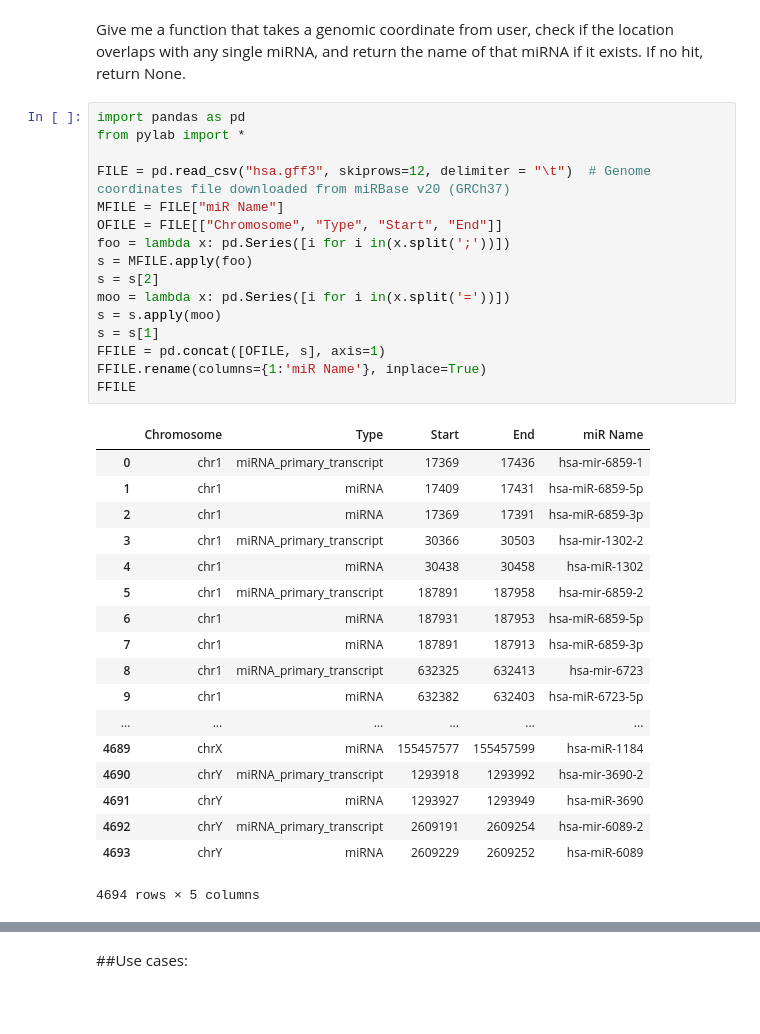
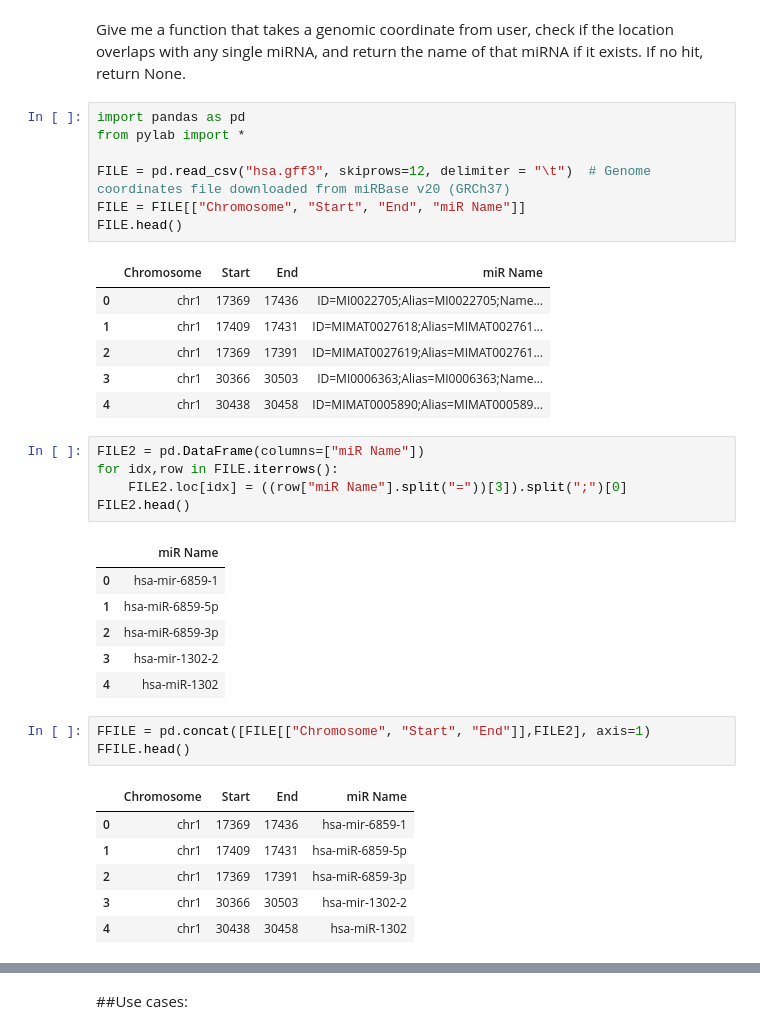
Before and after one commit to choyichen/tcga-mir-rewire, a Jupyter notebook: hw6/hw6.ipynb, the cells around one changed output, grey strips where cells are left out. Drawn from its saved outputs; the diff is of its cells as text; blank space fills up the shorter version.

```diff
--- a/hw6/hw6.ipynb
+++ b/hw6/hw6.ipynb
@@ -5,38 +5,39 @@ Give me a function that takes a genomic coordinate from user, check if the locat
 # %%
 import pandas as pd
 from pylab import *
 
 FILE = pd.read_csv("hsa.gff3", skiprows=12, delimiter = "\t")  # Genome coordinates file downloaded from miRBase v20 (GRCh37)
-MFILE = FILE["miR Name"]
-OFILE = FILE[["Chromosome", "Type", "Start", "End"]]
-foo = lambda x: pd.Series([i for i in(x.split(';'))])
-s = MFILE.apply(foo)
-s = s[2]
-moo = lambda x: pd.Series([i for i in(x.split('='))])
-s = s.apply(moo)
-s = s[1]
-FFILE = pd.concat([OFILE, s], axis=1)
-FFILE.rename(columns={1:'miR Name'}, inplace=True)
-FFILE
+FILE = FILE[["Chromosome", "Start", "End", "miR Name"]]
+FILE.head()
 # %% [output]
-|  | Chromosome | Type | Start | End | miR Name |
-| 0 | chr1 | miRNA_primary_transcript | 17369 | 17436 | hsa-mir-6859-1 |
-| 1 | chr1 | miRNA | 17409 | 17431 | hsa-miR-6859-5p |
-| 2 | chr1 | miRNA | 17369 | 17391 | hsa-miR-6859-3p |
-| 3 | chr1 | miRNA_primary_transcript | 30366 | 30503 | hsa-mir-1302-2 |
-| 4 | chr1 | miRNA | 30438 | 30458 | hsa-miR-1302 |
-| 5 | chr1 | miRNA_primary_transcript | 187891 | 187958 | hsa-mir-6859-2 |
-| 6 | chr1 | miRNA | 187931 | 187953 | hsa-miR-6859-5p |
-| 7 | chr1 | miRNA | 187891 | 187913 | hsa-miR-6859-3p |
-| 8 | chr1 | miRNA_primary_transcript | 632325 | 632413 | hsa-mir-6723 |
-| 9 | chr1 | miRNA | 632382 | 632403 | hsa-miR-6723-5p |
-| ... | ... | ... | ... | ... | ... |
-| 4689 | chrX | miRNA | 155457577 | 155457599 | hsa-miR-1184 |
-| 4690 | chrY | miRNA_primary_transcript | 1293918 | 1293992 | hsa-mir-3690-2 |
-| 4691 | chrY | miRNA | 1293927 | 1293949 | hsa-miR-3690 |
-| 4692 | chrY | miRNA_primary_transcript | 2609191 | 2609254 | hsa-mir-6089-2 |
-| 4693 | chrY | miRNA | 2609229 | 2609252 | hsa-miR-6089 |
+|  | Chromosome | Start | End | miR Name |
+| 0 | chr1 | 17369 | 17436 | ID=MI0022705;Alias=MI0022705;Name... |
+| 1 | chr1 | 17409 | 17431 | ID=MIMAT0027618;Alias=MIMAT002761... |
+| 2 | chr1 | 17369 | 17391 | ID=MIMAT0027619;Alias=MIMAT002761... |
+| 3 | chr1 | 30366 | 30503 | ID=MI0006363;Alias=MI0006363;Name... |
+| 4 | chr1 | 30438 | 30458 | ID=MIMAT0005890;Alias=MIMAT000589... |
-4694 rows × 5 columns
+# %%
+FILE2 = pd.DataFrame(columns=["miR Name"])
+for idx,row in FILE.iterrows():
+    FILE2.loc[idx] = ((row["miR Name"].split("="))[3]).split(";")[0]
+FILE2.head()
+# %% [output]
+|  | miR Name |
+| 0 | hsa-mir-6859-1 |
+| 1 | hsa-miR-6859-5p |
+| 2 | hsa-miR-6859-3p |
+| 3 | hsa-mir-1302-2 |
+| 4 | hsa-miR-1302 |
+# %%
+FFILE = pd.concat([FILE[["Chromosome", "Start", "End"]],FILE2], axis=1)
+FFILE.head()
+# %% [output]
+|  | Chromosome | Start | End | miR Name |
+| 0 | chr1 | 17369 | 17436 | hsa-mir-6859-1 |
+| 1 | chr1 | 17409 | 17431 | hsa-miR-6859-5p |
+| 2 | chr1 | 17369 | 17391 | hsa-miR-6859-3p |
+| 3 | chr1 | 30366 | 30503 | hsa-mir-1302-2 |
+| 4 | chr1 | 30438 | 30458 | hsa-miR-1302 |
 # %%
 def pos2miR(Chromosome, start, end):
     d = []
```
Also changed, not shown: parts of 2 cells of this notebook, 3 other files.
